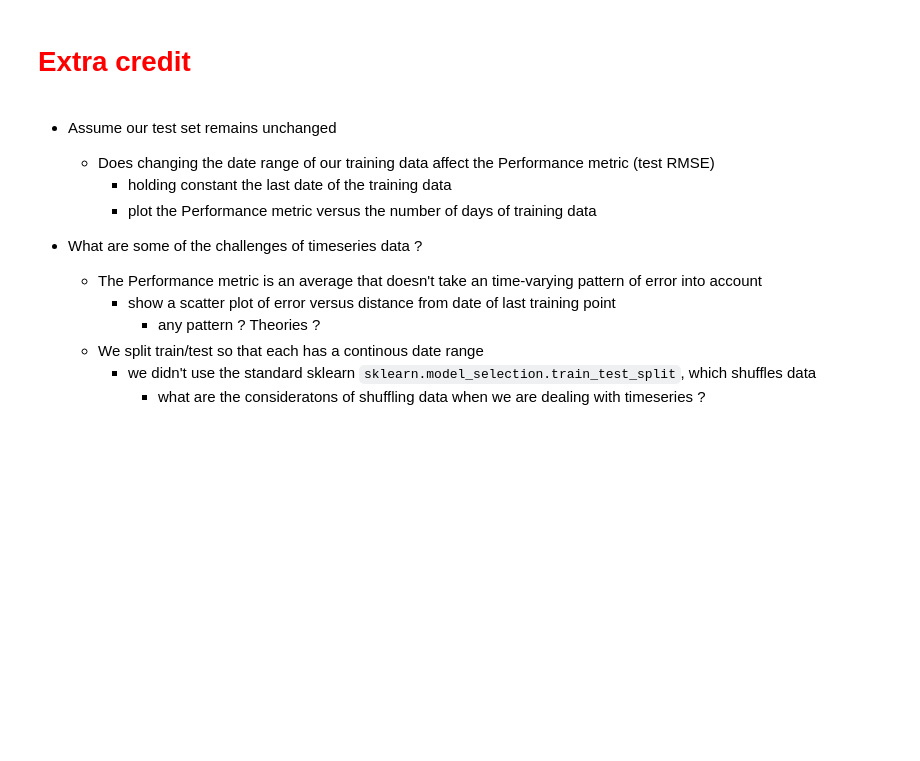
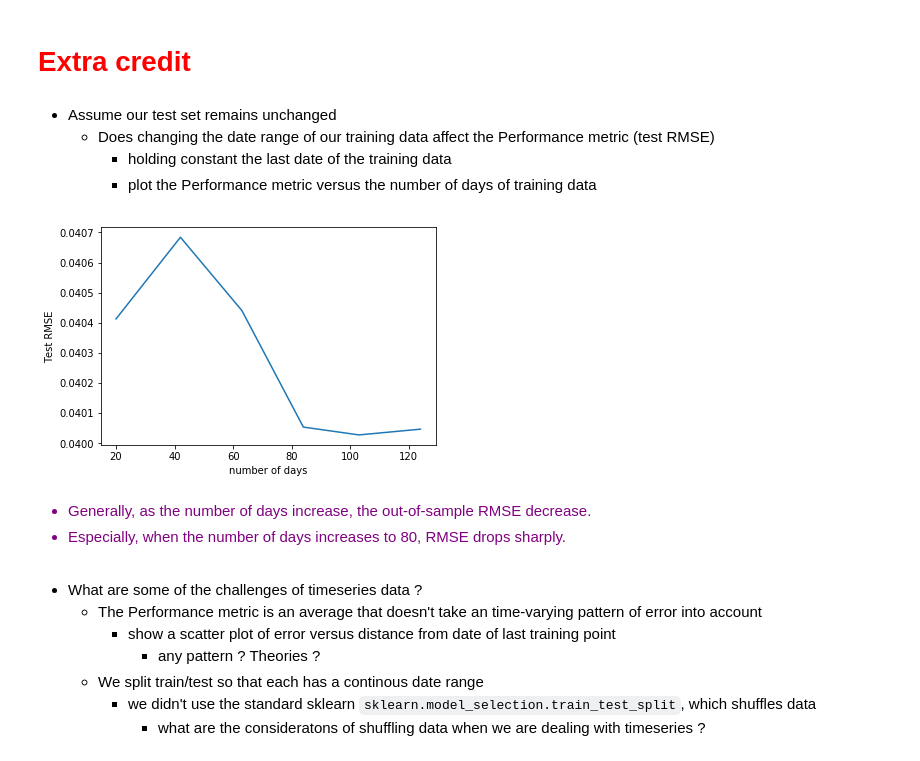
Before and after one commit to uhasan1/FRE-7773-Machine-Learning-2019, a Jupyter notebook: Assignment/assign1/Assignment_1.ipynb, the cells around one changed output. Cells and saved outputs as stored; diff of their text form; code cells hidden in the pictures; blank space fills up the shorter version.

```diff
--- a/Assignment/assign1/Assignment_1.ipynb
+++ b/Assignment/assign1/Assignment_1.ipynb
@@ -152,10 +163,14 @@ def prepareData( dfList ):
     """
 
     # Create the function body according to the spec
-
+    finalList = []
+    for df in dfList:
+        df = df.pct_change()
+        df = df.dropna()
+        finalList.append(df)
 
     # Change the return statement as appropriate
-    return []
+    return finalList
 # %% [markdown]
 # <span style="color:red">Transform the raw data, if needed</span>
 # %%
@@ -236,10 +257,10 @@ def computeRMSE( target, predicted ):
     """
 
     # Create the function body according to the spec
-
+    RMSE = np.sqrt( mean_squared_error(target,  predicted) )
 
     # Change the return statement as appropriate
-    return 0.0
+    return RMSE
 # %% [markdown]
 # <span style="color:red">Evaluate in and out of sample Root Mean Squared Error</span>
 # %%
@@ -271,2 +470,7 @@ print("RMSE (train): {r:2.3f}".format(r=rmse_outOfsample))
 # %% [markdown]
 # <span style="color:red">Extra credit</span>
+# %% [markdown]
+- Assume our test set remains unchanged
+    - Does changing the date range of our training data affect the Performance metric (test RMSE)
+        - holding constant the last date of the training data
+        - plot the Performance metric versus the number of days of training data
@@ -273,9 +536,33 @@ print("RMSE (train): {r:2.3f}".format(r=rmse_outOfsample))
+# %%
+# change the starting time of training data
+StartTimes = ["2018-01-01", "2018-02-01", "2018-03-01", "2018-04-01", "2018-05-01", "2018-06-01"]
+
+# List of RMSEs
+rmseList = []
+# List of number of days
+numList = []
+
+for time in StartTimes:
+    num, rmse = Run_Model(X, y, time)
+    rmseList.append(rmse)
+    numList.append(num)
+
+# plot the RMSE versus the number of days of training data
+fig = plt.figure()
+ax = fig.add_subplot(111)
+_ = ax.plot(numList, rmseList)
+_ = ax.set_xlabel("number of days")
+_ = ax.set_ylabel("Test RMSE")
+# %% [output]
+[figure, added]
+# %% [markdown]
+<span style="color:purple">
+
+- Generally, as the number of days increase, the out-of-sample RMSE decrease.
+- Especially, when the number of days increases to 80, RMSE drops sharply.
+
+</span>
 # %% [markdown]
-- Assume our test set remains unchanged
-    - Does changing the date range of our training data affect the Performance metric (test RMSE)
-        - holding constant the last date of the training data
-        - plot the Performance metric versus the number of days of training data
-
 - What are some of the challenges of timeseries data ?
     - The Performance metric is an average that doesn't take an time-varying pattern of error into account
         - show a scatter plot of error versus distance from date of last training point
```
Also changed, not shown: parts of 23 cells of this notebook, 4 other files.
